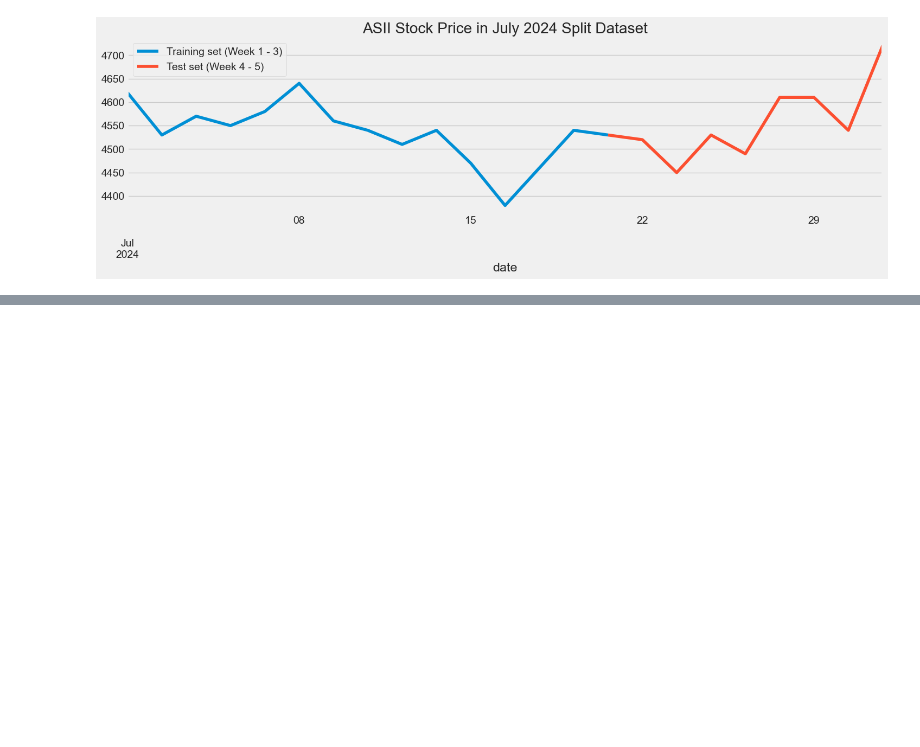
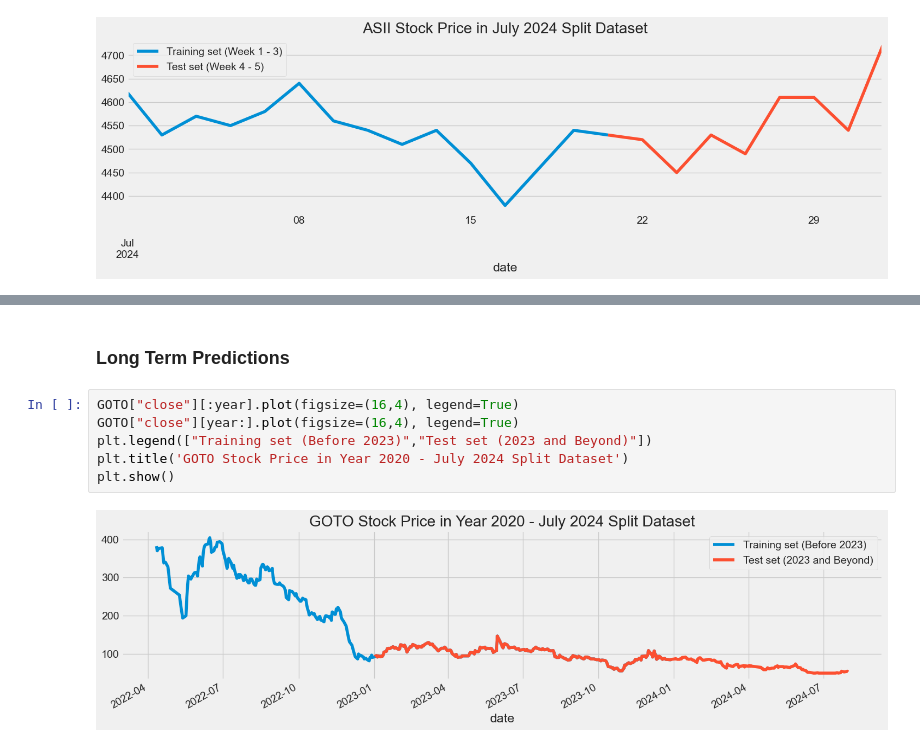
Before and after one commit to melikacandra/lstm_gru_rnn_price_predict, a Jupyter notebook: code_main/data_prediction_tuning.ipynb, the cells around one changed output, grey strips where cells are left out. Drawn from its saved outputs; the diff is of its cells as text; blank space fills up the shorter version.

```diff
--- a/code_main/data_prediction_tuning.ipynb
+++ b/code_main/data_prediction_tuning.ipynb
@@ -464,0 +970,10 @@ dic_res['rmse_norm'].append(norm_rmse)
+# %% [markdown]
+### Long Term Predictions
+# %%
+GOTO["close"][:year].plot(figsize=(16,4), legend=True)
+GOTO["close"][year:].plot(figsize=(16,4), legend=True)
+plt.legend(["Training set (Before 2023)","Test set (2023 and Beyond)"])
+plt.title('GOTO Stock Price in Year 2020 - July 2024 Split Dataset')
+plt.show()
+# %% [output]
+[figure, added]
```
Also changed, not shown: parts of 28 cells of this notebook.
